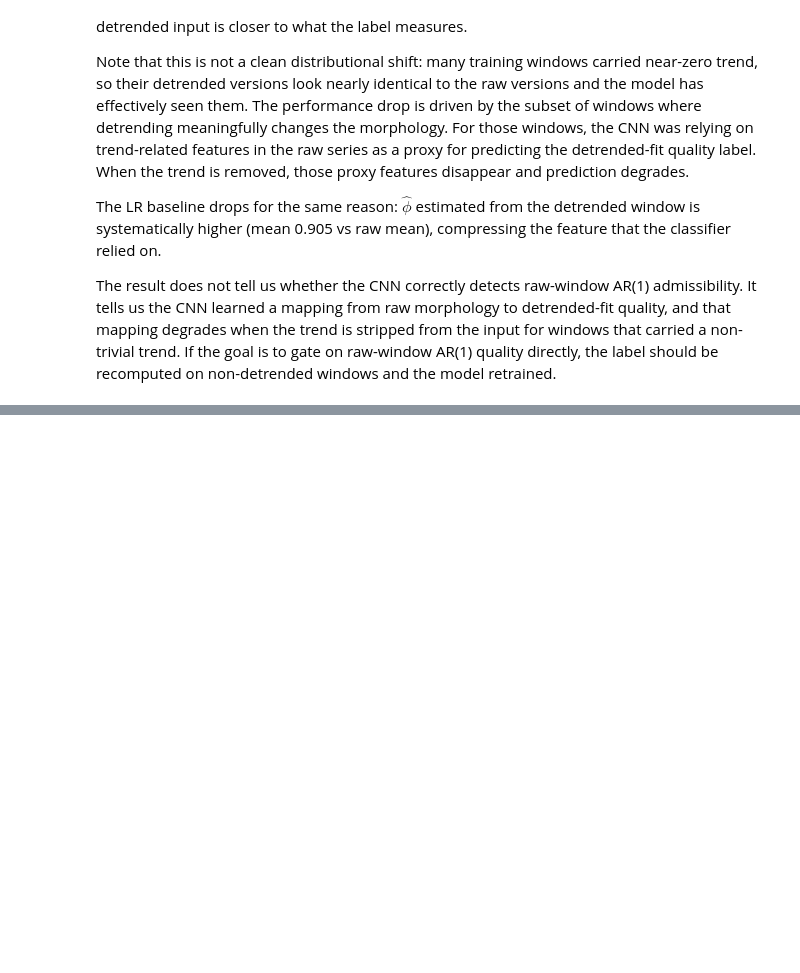
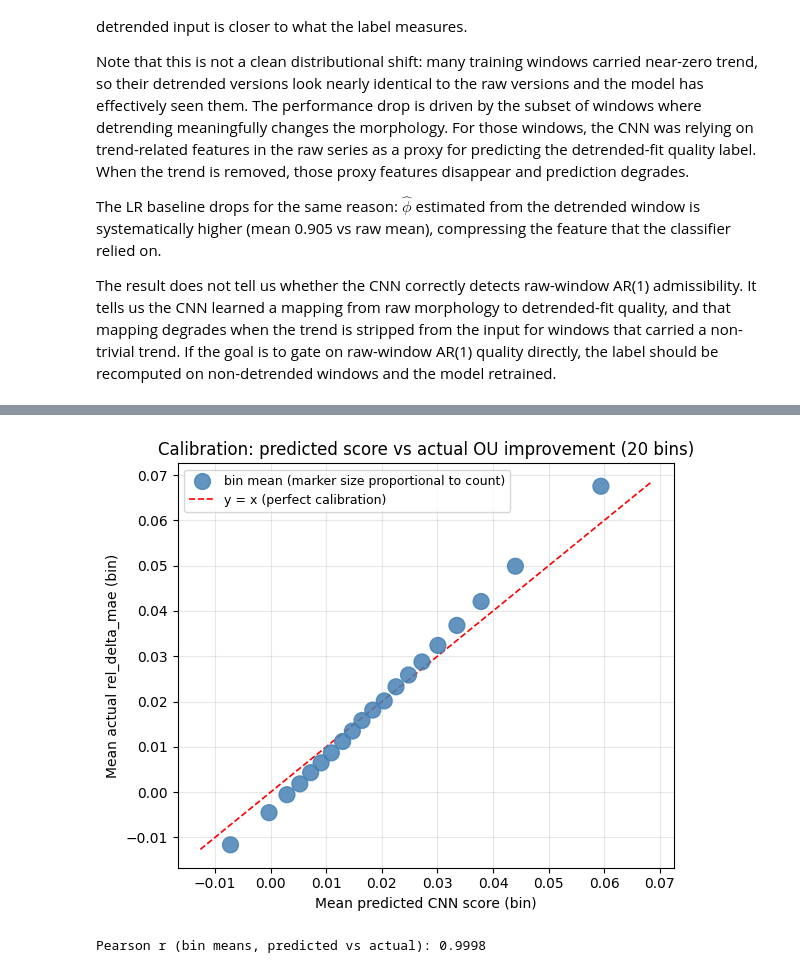
Before and after one commit to ThiesWeel/proposalPoC, a Jupyter notebook: OU_Admissibility_CNN_Phase3C.ipynb, the cells around one changed output, grey strips where cells are left out. Cells and saved outputs as stored; diff of their text form; code cells hidden in the pictures; blank space fills up the shorter version.

```diff
--- a/OU_Admissibility_CNN_Phase3C.ipynb
+++ b/OU_Admissibility_CNN_Phase3C.ipynb
@@ -1040,0 +1290,35 @@ The result does not tell us whether the CNN correctly detects raw-window AR(1) a
+# %%
+# ── Calibration: mean predicted score vs mean actual rel_delta_mae ──────
+fig, ax = plt.subplots(figsize=(6, 5))
+
+tmp = df[['cnn_score', 'rel_delta_mae']].copy()
+tmp['bin'] = pd.qcut(tmp['cnn_score'], q=20, duplicates='drop')
+grp = tmp.groupby('bin', observed=True)
+
+x_means = grp['cnn_score'].mean()
+y_means = grp['rel_delta_mae'].mean()
+counts  = grp['cnn_score'].count()
+
+ax.scatter(x_means, y_means,
+           s=counts / counts.max() * 120 + 10,
+           color='steelblue', alpha=0.85, zorder=3,
+           label='bin mean (marker size proportional to count)')
+
+lims = [min(x_means.min(), y_means.min()) - 0.001,
+        max(x_means.max(), y_means.max()) + 0.001]
+ax.plot(lims, lims, 'r--', lw=1.2, label='y = x (perfect calibration)')
+
+ax.set_xlabel('Mean predicted CNN score (bin)')
+ax.set_ylabel('Mean actual rel_delta_mae (bin)')
+ax.set_title('Calibration: predicted score vs actual OU improvement (20 bins)')
+ax.legend(fontsize=9)
+ax.grid(True, alpha=0.3)
+plt.tight_layout()
+plt.show()
+
+from scipy.stats import pearsonr as _pr
+r_cal, _ = _pr(x_means.values, y_means.values)
+print(f'Pearson r (bin means, predicted vs actual): {r_cal:.4f}')
+# %% [output]
+[figure, added]
+Pearson r (bin means, predicted vs actual): 0.9998
```
Also changed, not shown: parts of 8 cells of this notebook.
